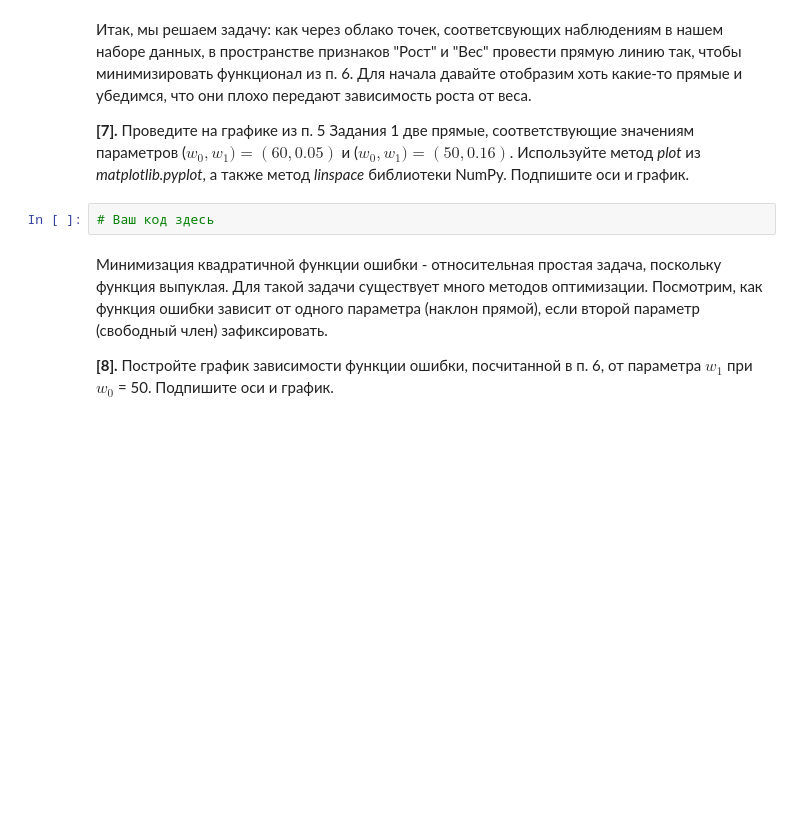
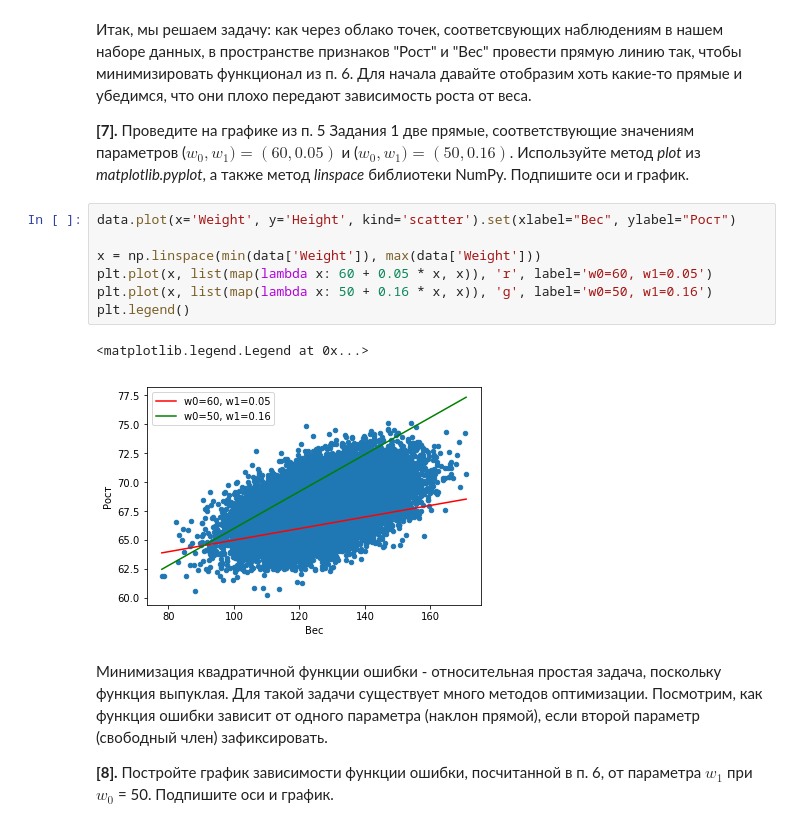
Before and after one commit to Afsent/coursera-ml, a Jupyter notebook: Labeled training/Linear regression/peer_review_linreg_height_weight.ipynb, the cells around one changed output. Drawn from its saved outputs; the diff is of its cells as text; blank space fills up the shorter version.

```diff
--- a/Labeled training/Linear regression/peer_review_linreg_height_weight.ipynb
+++ b/Labeled training/Linear regression/peer_review_linreg_height_weight.ipynb
@@ -132,8 +128,16 @@ $$error(w_0, w_1) = \sum_{i=1}^n {(y_i - (w_0 + w_1 * x_i))}^2 $$
 Итак, мы решаем задачу: как через облако точек, соответсвующих наблюдениям в нашем наборе данных, в пространстве признаков "Рост" и "Вес" провести прямую линию так, чтобы минимизировать функционал из п. 6. Для начала давайте отобразим хоть какие-то прямые и убедимся, что они плохо передают зависимость роста от веса.
 
 **[7].** Проведите на графике из п. 5 Задания 1 две прямые, соответствующие значениям параметров ($w_0, w_1) = (60, 0.05)$ и ($w_0, w_1) = (50, 0.16)$. Используйте метод *plot* из *matplotlib.pyplot*, а также метод *linspace* библиотеки NumPy. Подпишите оси и график.
-# %%
-# Ваш код здесь
+# %%
+data.plot(x='Weight', y='Height', kind='scatter').set(xlabel="Вес", ylabel="Рост")
+
+x = np.linspace(min(data['Weight']), max(data['Weight']))
+plt.plot(x, list(map(lambda x: 60 + 0.05 * x, x)), 'r', label='w0=60, w1=0.05')
+plt.plot(x, list(map(lambda x: 50 + 0.16 * x, x)), 'g', label='w0=50, w1=0.16')
+plt.legend()
+# %% [output]
+<matplotlib.legend.Legend at 0x...>
+[figure, added]
 # %% [markdown]
 Минимизация квадратичной функции ошибки - относительная простая задача, поскольку функция выпуклая. Для такой задачи существует много методов оптимизации. Посмотрим, как функция ошибки зависит от одного параметра (наклон прямой), если второй параметр (свободный член) зафиксировать.
 
```
Also changed, not shown: parts of 19 cells of this notebook.
